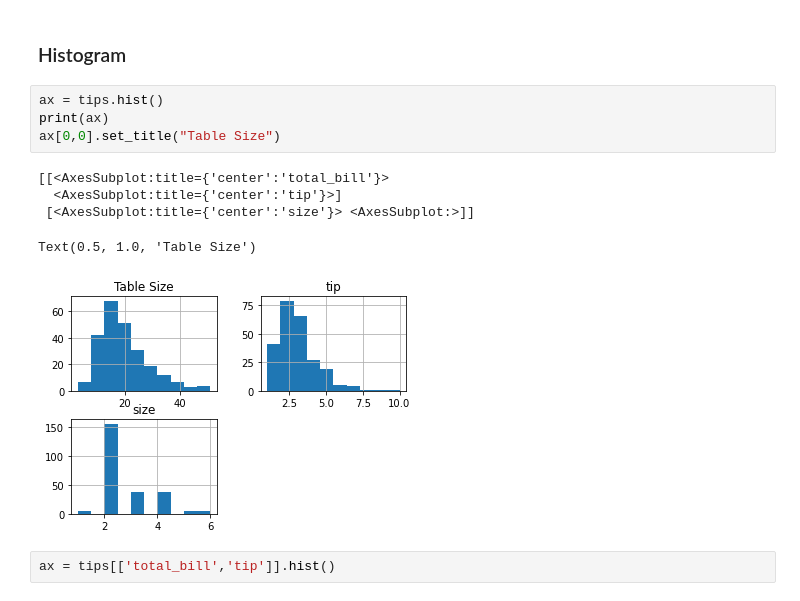
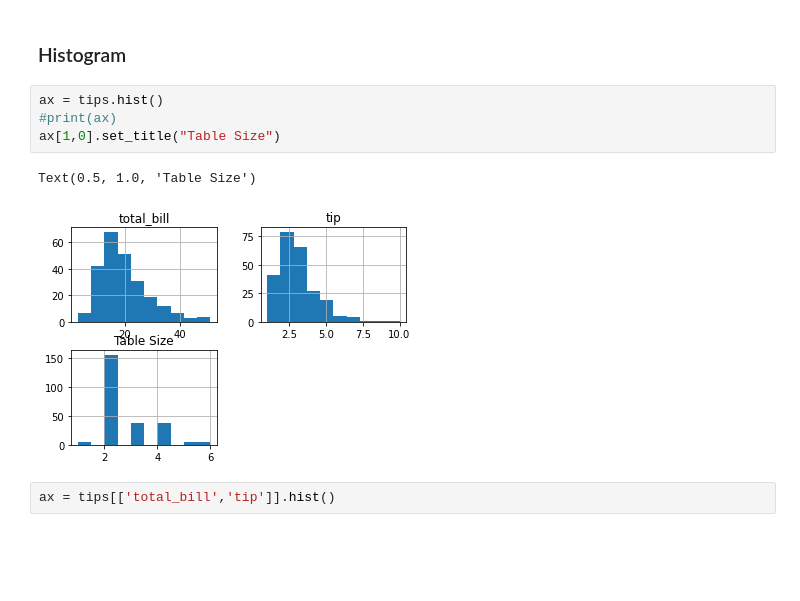
Before and after one commit to srikanthpragada/DS_29_JUNE_2021, a Jupyter notebook: plots/matplotlibdemo.ipynb, the cells around one changed output. Drawn from its saved outputs; the diff is of its cells as text; blank space fills up the shorter version.

```diff
--- a/plots/matplotlibdemo.ipynb
+++ b/plots/matplotlibdemo.ipynb
@@ -339,14 +304,11 @@ plt.legend(['Male','Female'])
 ### Histogram
 # %%
 ax = tips.hist()
-print(ax)
-ax[0,0].set_title("Table Size")
+#print(ax)
+ax[1,0].set_title("Table Size")
 # %% [output]
-[[<AxesSubplot:title={'center':'total_bill'}>
-  <AxesSubplot:title={'center':'tip'}>]
- [<AxesSubplot:title={'center':'size'}> <AxesSubplot:>]]
+Text(0.5, 1.0, 'Table Size')
-Text(0.5, 1.0, 'Table Size')
-[figure, old version]
+[figure, new version]
 # %%
 ax = tips[['total_bill','tip']].hist()
 # %% [output]
```
Also changed, not shown: parts of 16 cells of this notebook, 3 other files.
